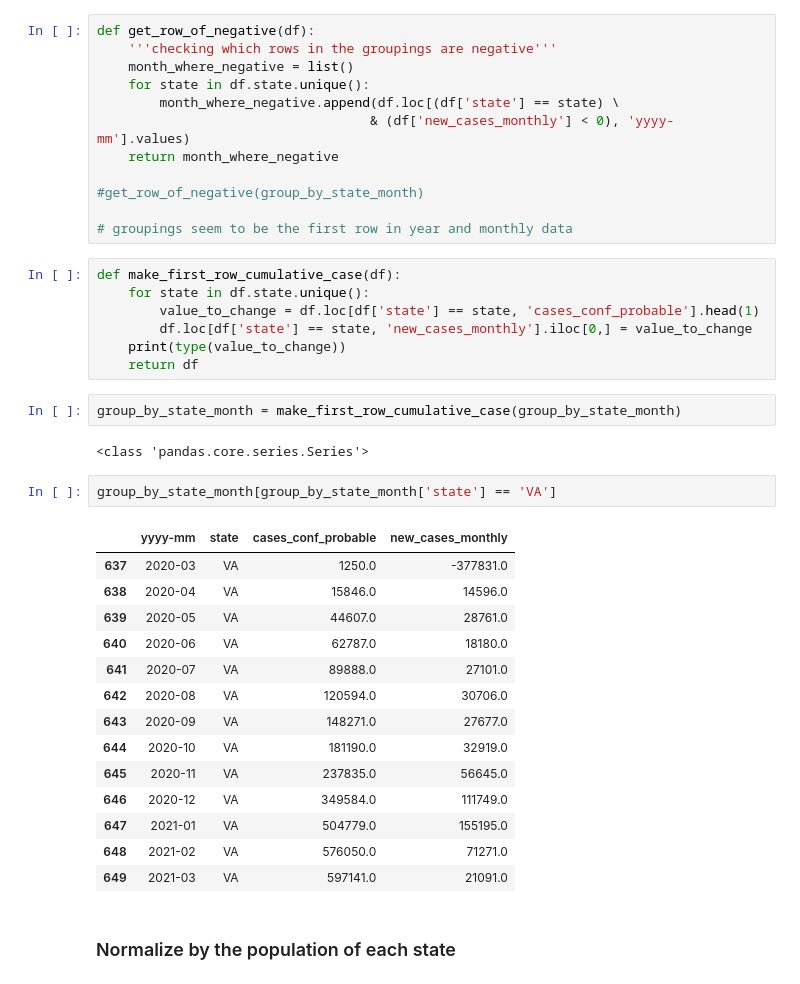
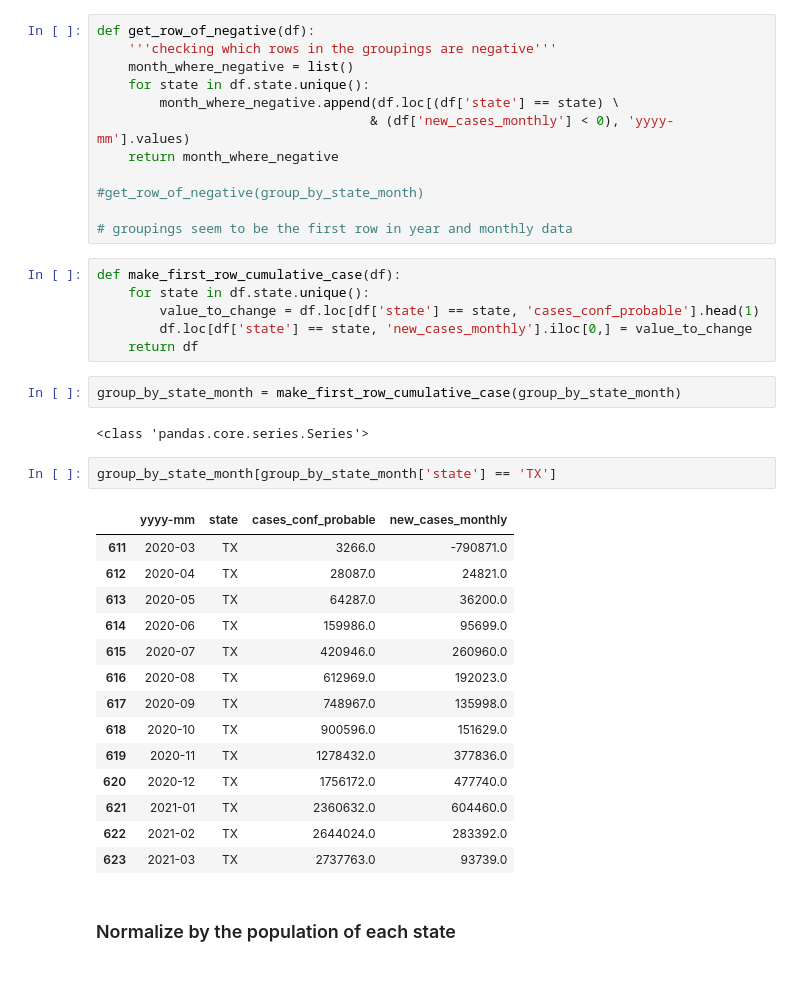
Before and after one commit to adimaini/WEAT-WEFAT, a Jupyter notebook: src/notebooks/covid_statistics.ipynb, the cells around one changed output. Saved outputs shown, nothing was run; the diff lists cells and outputs as text.

Commit message:
added weac prototype code, added us state covid tweets notebooks and test files

```diff
--- a/src/notebooks/covid_statistics.ipynb
+++ b/src/notebooks/covid_statistics.ipynb
@@ -166,29 +169,28 @@ def make_first_row_cumulative_case(df):
     for state in df.state.unique():
         value_to_change = df.loc[df['state'] == state, 'cases_conf_probable'].head(1)
         df.loc[df['state'] == state, 'new_cases_monthly'].iloc[0,] = value_to_change
-    print(type(value_to_change))
     return df
 # %%
 group_by_state_month = make_first_row_cumulative_case(group_by_state_month)
 # %% [output]
 <class 'pandas.core.series.Series'>
 # %%
-group_by_state_month[group_by_state_month['state'] == 'VA']
+group_by_state_month[group_by_state_month['state'] == 'TX']
 # %% [output]
 |  | yyyy-mm | state | cases_conf_probable | new_cases_monthly |
-| 637 | 2020-03 | VA | 1250.0 | -377831.0 |
-| 638 | 2020-04 | VA | 15846.0 | 14596.0 |
-| 639 | 2020-05 | VA | 44607.0 | 28761.0 |
-| 640 | 2020-06 | VA | 62787.0 | 18180.0 |
-| 641 | 2020-07 | VA | 89888.0 | 27101.0 |
-| 642 | 2020-08 | VA | 120594.0 | 30706.0 |
-| 643 | 2020-09 | VA | 148271.0 | 27677.0 |
-| 644 | 2020-10 | VA | 181190.0 | 32919.0 |
-| 645 | 2020-11 | VA | 237835.0 | 56645.0 |
-| 646 | 2020-12 | VA | 349584.0 | 111749.0 |
-| 647 | 2021-01 | VA | 504779.0 | 155195.0 |
-| 648 | 2021-02 | VA | 576050.0 | 71271.0 |
-| 649 | 2021-03 | VA | 597141.0 | 21091.0 |
+| 611 | 2020-03 | TX | 3266.0 | -790871.0 |
+| 612 | 2020-04 | TX | 28087.0 | 24821.0 |
+| 613 | 2020-05 | TX | 64287.0 | 36200.0 |
+| 614 | 2020-06 | TX | 159986.0 | 95699.0 |
+| 615 | 2020-07 | TX | 420946.0 | 260960.0 |
+| 616 | 2020-08 | TX | 612969.0 | 192023.0 |
+| 617 | 2020-09 | TX | 748967.0 | 135998.0 |
+| 618 | 2020-10 | TX | 900596.0 | 151629.0 |
+| 619 | 2020-11 | TX | 1278432.0 | 377836.0 |
+| 620 | 2020-12 | TX | 1756172.0 | 477740.0 |
+| 621 | 2021-01 | TX | 2360632.0 | 604460.0 |
+| 622 | 2021-02 | TX | 2644024.0 | 283392.0 |
+| 623 | 2021-03 | TX | 2737763.0 | 93739.0 |
 # %% [markdown]
 ### Normalize by the population of each state
 # %%
```
Also changed, not shown: parts of 13 cells of this notebook, 6 other files.
